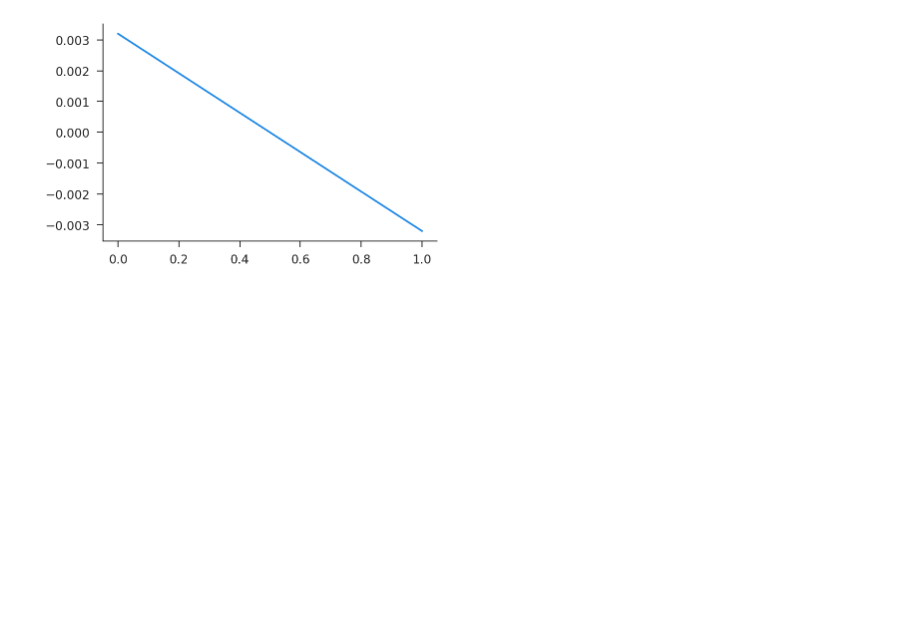
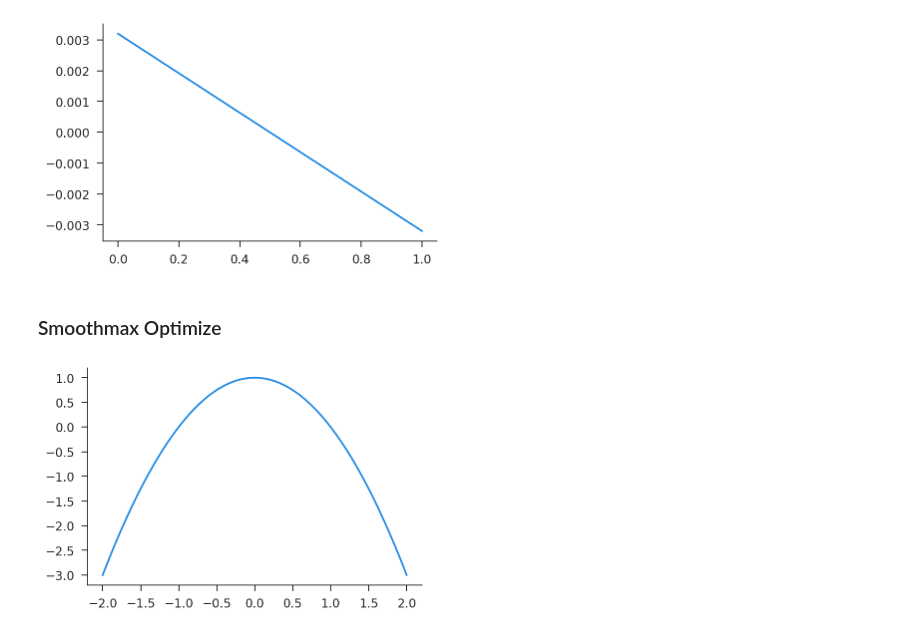
Before and after one commit to iamlemec/valjax, a Jupyter notebook: notebooks/testing.ipynb, the cells around one changed output. Saved outputs shown, nothing was run; the diff lists cells and outputs as text; code cells hidden in the pictures; blank space fills up the shorter version.

```diff
--- a/notebooks/testing.ipynb
+++ b/notebooks/testing.ipynb
@@ -103,3 +109,11 @@ plt.plot(hist);
 plt.plot(s_grid, c - s_grid);
 # %% [output]
 [figure]
+# %% [markdown]
+### Smoothmax Optimize
+# %%
+x = np.linspace(-2, 2, 100)
+y = 1 - x**2
+plt.plot(x, y);
+# %% [output]
+[figure, added]
```
Also changed, not shown: parts of 13 cells of this notebook, 5 other files.
